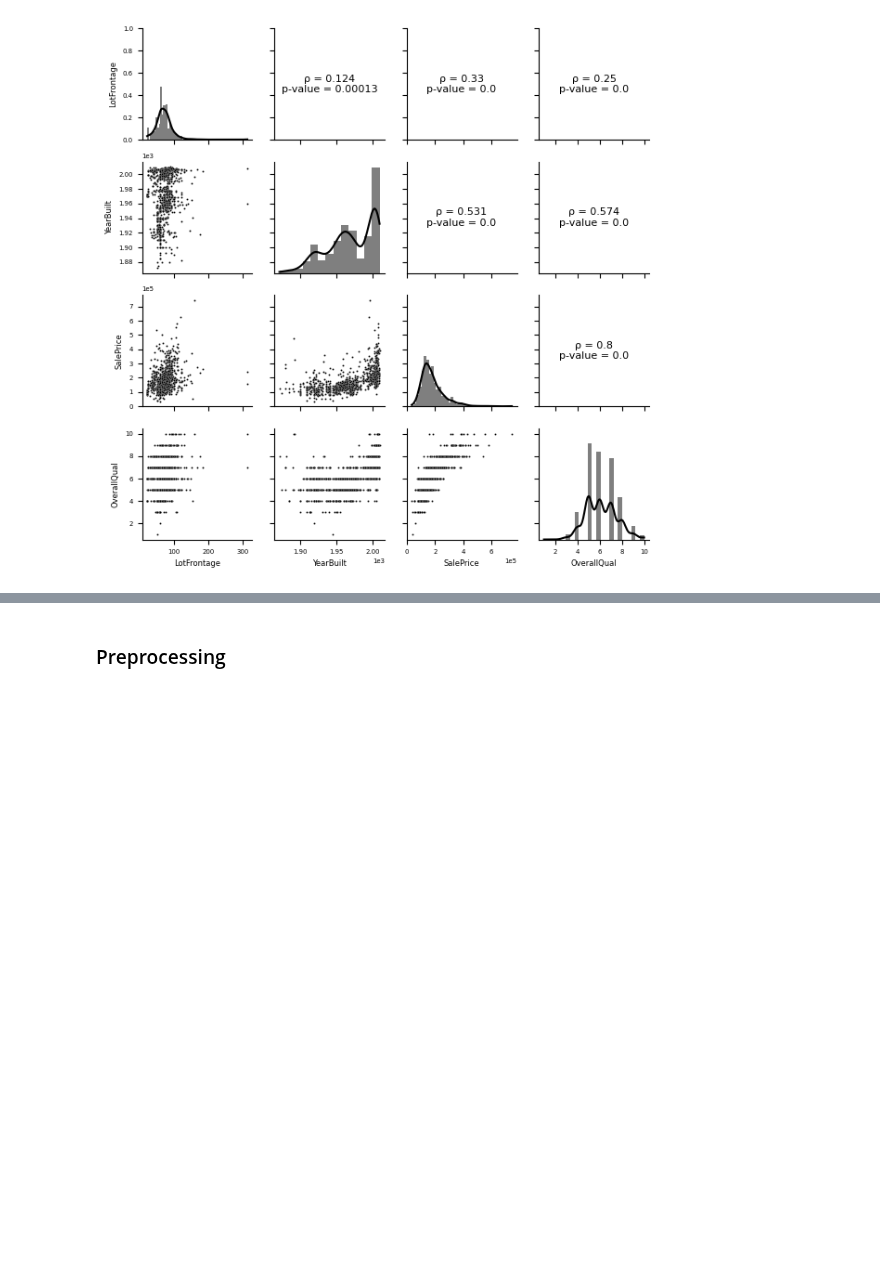
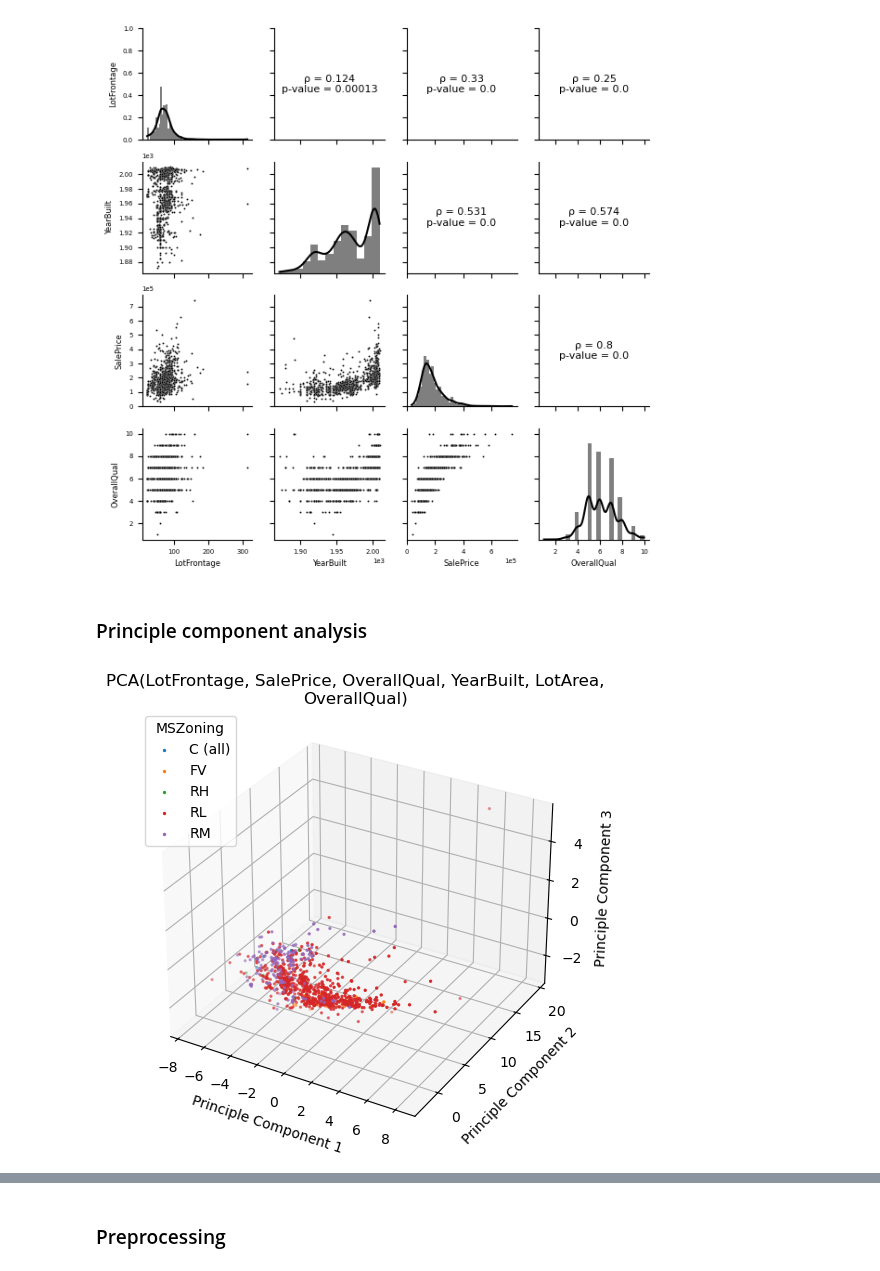
Before and after one commit to ajy25/TabularMagic, a Jupyter notebook: demo/regression_start_to_finish_demo.ipynb, the cells around one changed output, grey strips where cells are left out. Saved outputs shown, nothing was run; the diff lists cells and outputs as text; code cells hidden in the pictures; blank space fills up the shorter version.

```diff
--- a/demo/regression_start_to_finish_demo.ipynb
+++ b/demo/regression_start_to_finish_demo.ipynb
@@ -86,4 +86,11 @@ train_eda.plot_continuous_pairs(
 )
 # %% [output]
 [figure]
+# %% [markdown]
+### Principle component analysis
+# %%
+train_eda.plot_pca(continuous_vars=['LotFrontage', 'SalePrice', 'OverallQual',
+    'YearBuilt', 'LotArea', 'OverallQual'], stratify_by_var='MSZoning', three_components=True)
+# %% [output]
+[figure, added]
 # %% [markdown]
```
Also changed, not shown: parts of 3 cells of this notebook, 13 other files.
